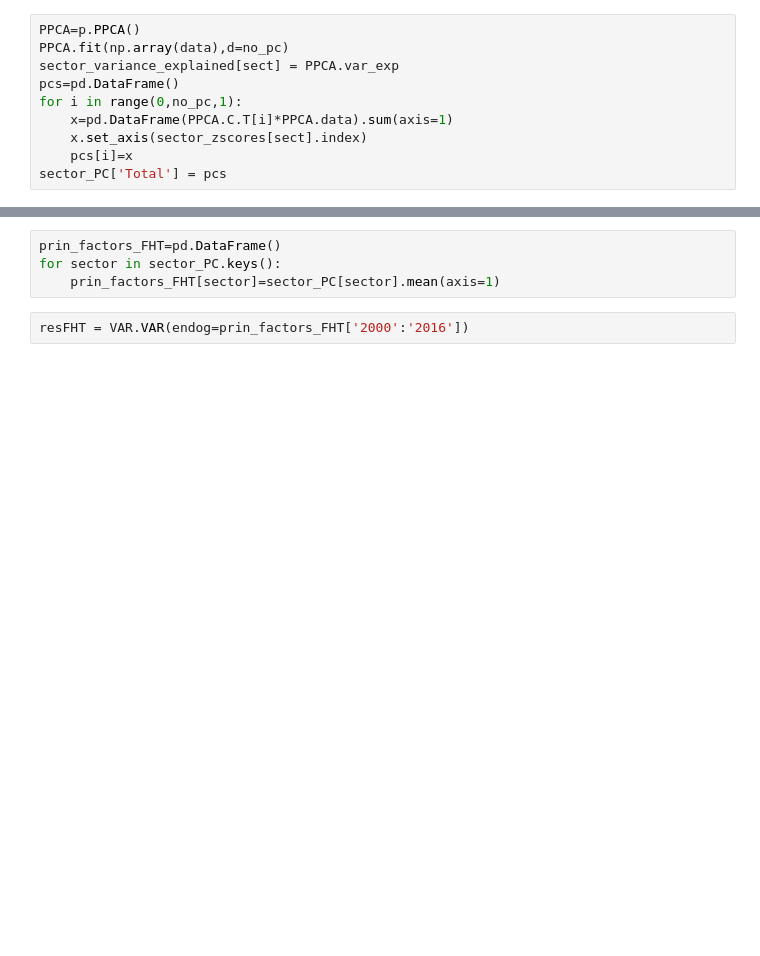
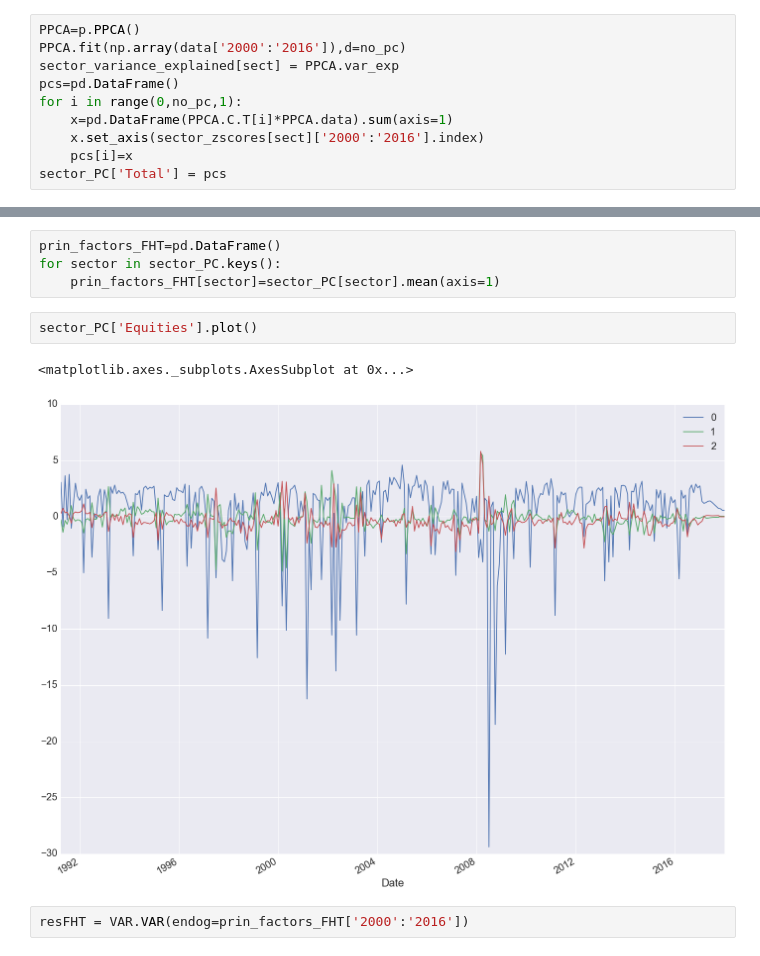
Before and after one commit to mrefermat/FinancePhD, a Jupyter notebook: LiquidityMomentum/Table 7- VAR model on Common Liquidity Factor.ipynb, the cells around one changed output, grey strips where cells are left out. Drawn from its saved outputs; the diff is of its cells as text; blank space fills up the shorter version.

```diff
--- a/LiquidityMomentum/Table 7- VAR model on Common Liquidity Factor.ipynb
+++ b/LiquidityMomentum/Table 7- VAR model on Common Liquidity Factor.ipynb
@@ -288,12 +303,12 @@ This will change in a future version of pandas, use inplace=True to avoid this w
   del sys.path[0]
 # %%
 PPCA=p.PPCA()
-PPCA.fit(np.array(data),d=no_pc)
+PPCA.fit(np.array(data['2000':'2016']),d=no_pc)
 sector_variance_explained[sect] = PPCA.var_exp
 pcs=pd.DataFrame()
 for i in range(0,no_pc,1):
     x=pd.DataFrame(PPCA.C.T[i]*PPCA.data).sum(axis=1)
-    x.set_axis(sector_zscores[sect].index)
+    x.set_axis(sector_zscores[sect]['2000':'2016'].index)
     pcs[i]=x
 sector_PC['Total'] = pcs
 # %% [output]
@@ -303,6 +318,11 @@ This will change in a future version of pandas, use inplace=True to avoid this w
 prin_factors_FHT=pd.DataFrame()
 for sector in sector_PC.keys():
     prin_factors_FHT[sector]=sector_PC[sector].mean(axis=1)
+# %%
+sector_PC['Equities'].plot()
+# %% [output]
+<matplotlib.axes._subplots.AxesSubplot at 0x...>
+[figure, added]
 # %%
 resFHT = VAR.VAR(endog=prin_factors_FHT['2000':'2016'])
 # %%
```
Also changed, not shown: parts of 19 cells of this notebook, 1 other file.
